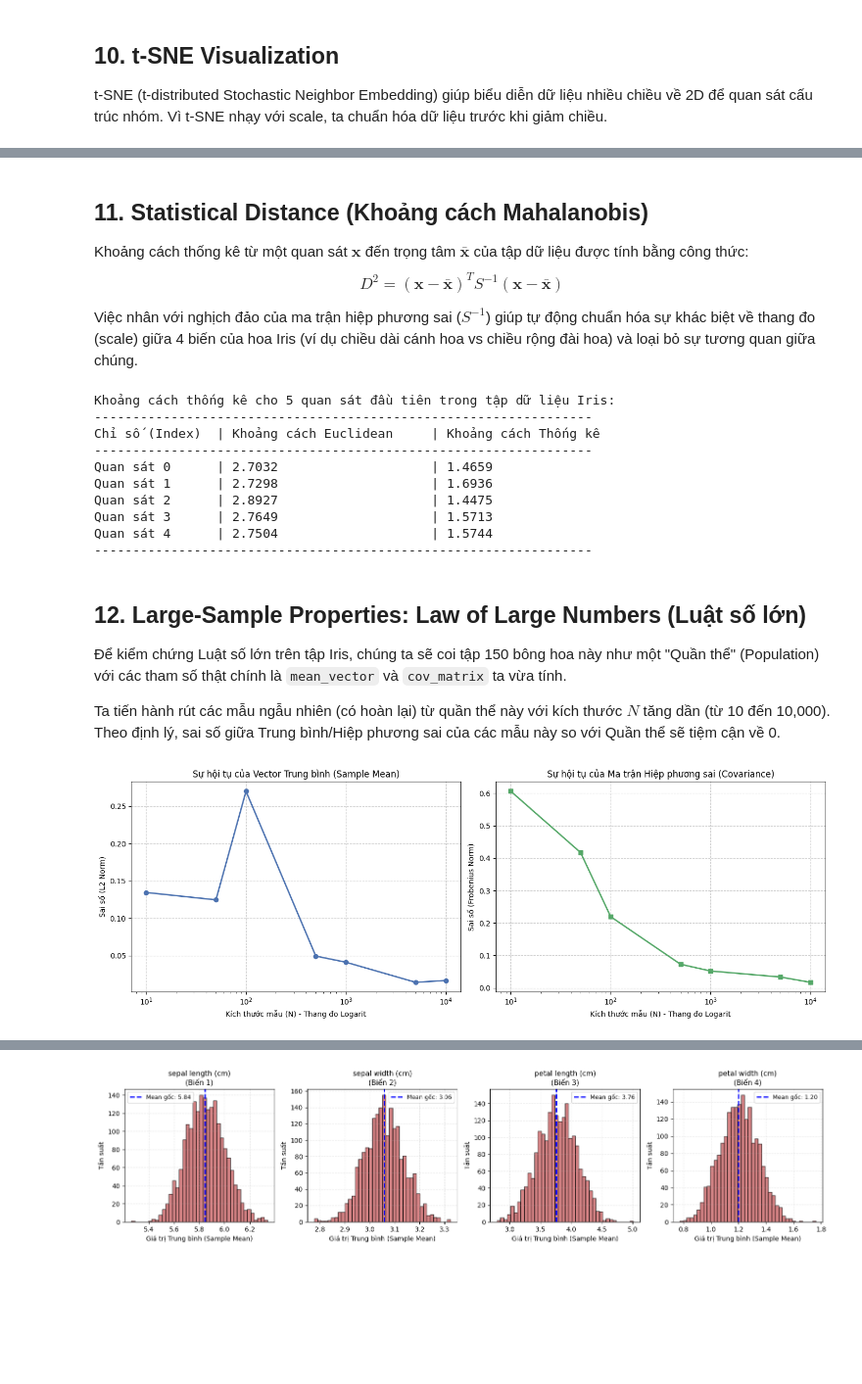
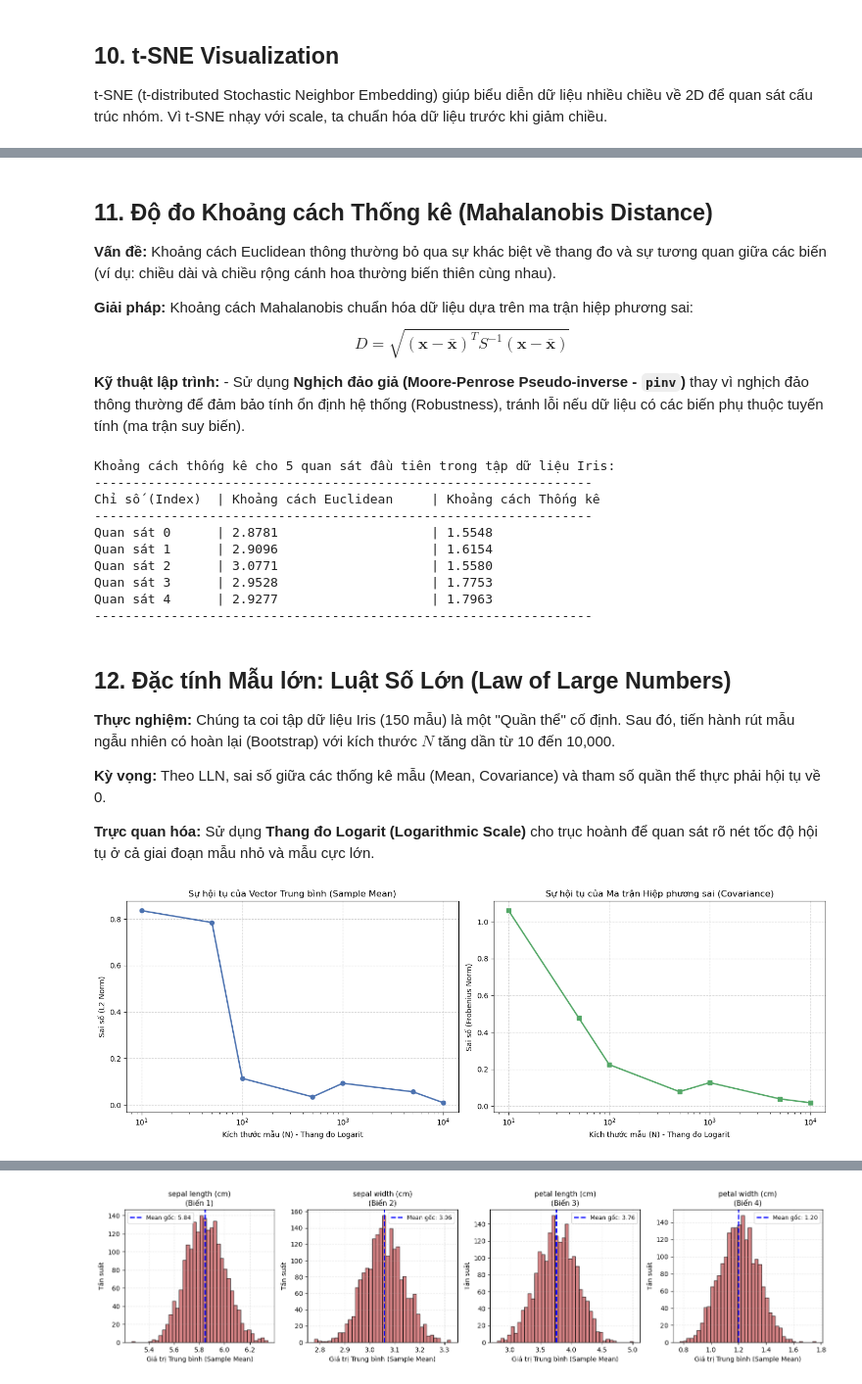
Before and after one commit to ntnthinh205/gk_msa, a Jupyter notebook: multivariate_statistics.ipynb, the cells around one changed output, grey strips where cells are left out. Shown at 98% size. Saved outputs shown, nothing was run; the diff lists cells and outputs as text; code cells hidden in the pictures; blank space fills up the shorter version.

```diff
--- a/multivariate_statistics.ipynb
+++ b/multivariate_statistics.ipynb
@@ -65,0 +104,20 @@ Mean Vector:
+# %%
+# Set random seed for reproducibility
+np.random.seed(42)
+
+# Define the sample size (e.g., 30 observations)
+sample_size = 30
+print(f"Tiến hành rút ngẫu nhiên n_sample = {sample_size} quan sát từ quần thể.")
+
+# Draw a random subset of indices from the population (without replacement)
+sample_indices = np.random.choice(n, size=sample_size, replace=False)
+
+# Extract the actual data rows for the sample
+sample_data = data[sample_indices, :]
+
+# Pass ONLY the sample data into the EXACT SAME function
+sample_mean = calculate_mean_vector(sample_data)
+
+print("\nVector Trung bình Mẫu (Sample Mean Vector):")
+print(sample_mean)
+print("\nNhận xét: Vector trung bình mẫu mang giá trị xấp xỉ và đóng vai trò ước lượng cho vector trung bình quần thể.")
@@ -106,0 +233,8 @@ Covariance Matrix:
+# %%
+print(f"Thực hiện truyền toàn bộ N = {n} quan sát vào hàm tổng quát.")
+
+# Pass the ENTIRE dataset and POPULATION mean into the function
+pop_cov = calculate_covariance_matrix(data, pop_mean)
+
+print("\nMa trận Hiệp phương sai Quần thể (Population Covariance Matrix - Σ):")
+print(pop_cov)
@@ -106,0 +253,12 @@ Covariance Matrix:
+# %%
+print(f"Sử dụng lại mẫu ngẫu nhiên n_sample = {sample_size} quan sát từ phần 3.2.")
+
+# Pass ONLY the sample data and SAMPLE mean into the EXACT SAME function
+sample_cov = calculate_covariance_matrix(sample_data, sample_mean)
+
+print("\nMa trận Hiệp phương sai Mẫu (Sample Covariance Matrix - S_n):")
+print(sample_cov)
+
+print("\nSO SÁNH VÀ KẾT LUẬN ")
+print("1. Giá trị trên đường chéo chính của các ma trận này khớp hoàn toàn với Vector Phương sai ở Mục 4.")
+print("2. Ma trận hiệp phương sai mẫu (S_n) là một ước lượng thống kê xấp xỉ cho ma trận hiệp phương sai quần thể (Σ).")
@@ -465,10 +743,12 @@ plt.show()
 # %% [markdown]
-## 11. Statistical Distance (Khoảng cách Mahalanobis)
+## 11. Độ đo Khoảng cách Thống kê (Mahalanobis Distance)
 
-Khoảng cách thống kê từ một quan sát $\mathbf{x}$ đến trọng tâm $\mathbf{\bar{x}}$ của tập dữ liệu được tính bằng công thức:
-$$D^2 = (\mathbf{x} - \mathbf{\bar{x}})^T S^{-1} (\mathbf{x} - \mathbf{\bar{x}})$$
+**Vấn đề:** Khoảng cách Euclidean thông thường bỏ qua sự khác biệt về thang đo và sự tương quan giữa các biến (ví dụ: chiều dài và chiều rộng cánh hoa thường biến thiên cùng nhau).
 
-Việc nhân với nghịch đảo của ma trận hiệp phương sai ($S^{-1}$) giúp tự động chuẩn hóa sự khác biệt về thang đo (scale) giữa 4 biến của hoa Iris (ví dụ chiều dài cánh hoa vs chiều rộng đài hoa) và loại bỏ sự tương quan giữa chúng.
+**Giải pháp:** Khoảng cách Mahalanobis chuẩn hóa dữ liệu dựa trên ma trận hiệp phương sai:
+$$D = \sqrt{(\mathbf{x} - \mathbf{\bar{x}})^T S^{-1} (\mathbf{x} - \mathbf{\bar{x}})}$$
+
+**Kỹ thuật lập trình:** - Sử dụng **Nghịch đảo giả (Moore-Penrose Pseudo-inverse - `pinv`)** thay vì nghịch đảo thông thường để đảm bảo tính ổn định hệ thống (Robustness), tránh lỗi nếu dữ liệu có các biến phụ thuộc tuyến tính (ma trận suy biến).
 # %%
 def calculate_statistical_distance(x, mean_vec, cov_mat):
     """
@@ -497,10 +777,10 @@ for i in range(5):
     obs = data[i]
 
     # Calculate standard Euclidean distance (ignores correlation)
-    euclidean_dist = np.linalg.norm(obs - mean_vector)
+    euclidean_dist = np.linalg.norm(obs - sample_mean)
 
     # Calculate Statistical distance (accounts for correlation and scale)
-    stat_dist = calculate_statistical_distance(obs, mean_vector, cov_matrix)
+    stat_dist = calculate_statistical_distance(obs, sample_mean, sample_cov)
 
     print(f"Quan sát {i:<6} | {euclidean_dist:<25.4f} | {stat_dist:.4f}")
 print("-" * 65)
@@ -509,18 +789,20 @@ Khoảng cách thống kê cho 5 quan sát đầu tiên trong tập dữ liệu
 -----------------------------------------------------------------
 Chỉ số (Index)  | Khoảng cách Euclidean     | Khoảng cách Thống kê
 -----------------------------------------------------------------
-Quan sát 0      | 2.7032                    | 1.4659
-Quan sát 1      | 2.7298                    | 1.6936
-Quan sát 2      | 2.8927                    | 1.4475
-Quan sát 3      | 2.7649                    | 1.5713
-Quan sát 4      | 2.7504                    | 1.5744
+Quan sát 0      | 2.8781                    | 1.5548
+Quan sát 1      | 2.9096                    | 1.6154
+Quan sát 2      | 3.0771                    | 1.5580
+Quan sát 3      | 2.9528                    | 1.7753
+Quan sát 4      | 2.9277                    | 1.7963
 -----------------------------------------------------------------
 # %% [markdown]
-## 12. Large-Sample Properties: Law of Large Numbers (Luật số lớn)
+## 12. Đặc tính Mẫu lớn: Luật Số Lớn (Law of Large Numbers)
 
-Để kiểm chứng Luật số lớn trên tập Iris, chúng ta sẽ coi tập 150 bông hoa này như một "Quần thể" (Population) với các tham số thật chính là `mean_vector` và `cov_matrix` ta vừa tính.
+**Thực nghiệm:** Chúng ta coi tập dữ liệu Iris (150 mẫu) là một "Quần thể" cố định. Sau đó, tiến hành rút mẫu ngẫu nhiên có hoàn lại (Bootstrap) với kích thước $N$ tăng dần từ 10 đến 10,000.
 
-Ta tiến hành rút các mẫu ngẫu nhiên (có hoàn lại) từ quần thể này với kích thước $N$ tăng dần (từ 10 đến 10,000). Theo định lý, sai số giữa Trung bình/Hiệp phương sai của các mẫu này so với Quần thể sẽ tiệm cận về 0.
+**Kỳ vọng:** Theo LLN, sai số giữa các thống kê mẫu (Mean, Covariance) và tham số quần thể thực phải hội tụ về 0.
+
+**Trực quan hóa:** Sử dụng **Thang đo Logarit (Logarithmic Scale)** cho trục hoành để quan sát rõ nét tốc độ hội tụ ở cả giai đoạn mẫu nhỏ và mẫu cực lớn.
 # %%
 # Define sample sizes to simulate convergence
 sample_sizes = [10, 50, 100, 500, 1000, 5000, 10000]
@@ -542,34 +824,34 @@ for size in sample_sizes:
     sample_cov = np.cov(sample_data, rowvar=False, ddof=0)
 
     # Calculate difference between sample statistics and true population parameters
-    err_mean = np.linalg.norm(sample_mean - mean_vector)
-    err_cov = np.linalg.norm(sample_cov - cov_matrix)
+    err_mean = np.linalg.norm(sample_mean - pop_mean)
+    err_cov = np.linalg.norm(sample_cov - pop_cov)
 
     # Store errors for visualization
     mean_errors.append(err_mean)
     cov_errors.append(err_cov)
 
 # Create a figure with 2 side-by-side subplots
 fig, ax = plt.subplots(1, 2, figsize=(14, 5))
 
 # Plot the convergence of the Mean Vector
 ax[0].plot(sample_sizes, mean_errors, marker='o', color='#4C72B0', linewidth=2)
 ax[0].set_xscale('log')
 ax[0].set_xlabel('Kích thước mẫu (N) - Thang đo Logarit')
 ax[0].set_ylabel('Sai số (L2 Norm)')
 ax[0].set_title('Sự hội tụ của Vector Trung bình (Sample Mean)')
 ax[0].grid(True, linestyle="--", alpha=0.6)
 
 # Plot the convergence of the Covariance Matrix
 ax[1].plot(sample_sizes, cov_errors, marker='s', color='#55A868', linewidth=2)
 ax[1].set_xscale('log')
 ax[1].set_xlabel('Kích thước mẫu (N) - Thang đo Logarit')
 ax[1].set_ylabel('Sai số (Frobenius Norm)')
 ax[1].set_title('Sự hội tụ của Ma trận Hiệp phương sai (Covariance)')
 ax[1].grid(True, linestyle="--", alpha=0.6)
 
 plt.tight_layout()
 plt.show()
 # %% [output]
-[figure, old version]
+[figure, new version]
 # %% [markdown]
```
Also changed, not shown: parts of 30 cells of this notebook.
